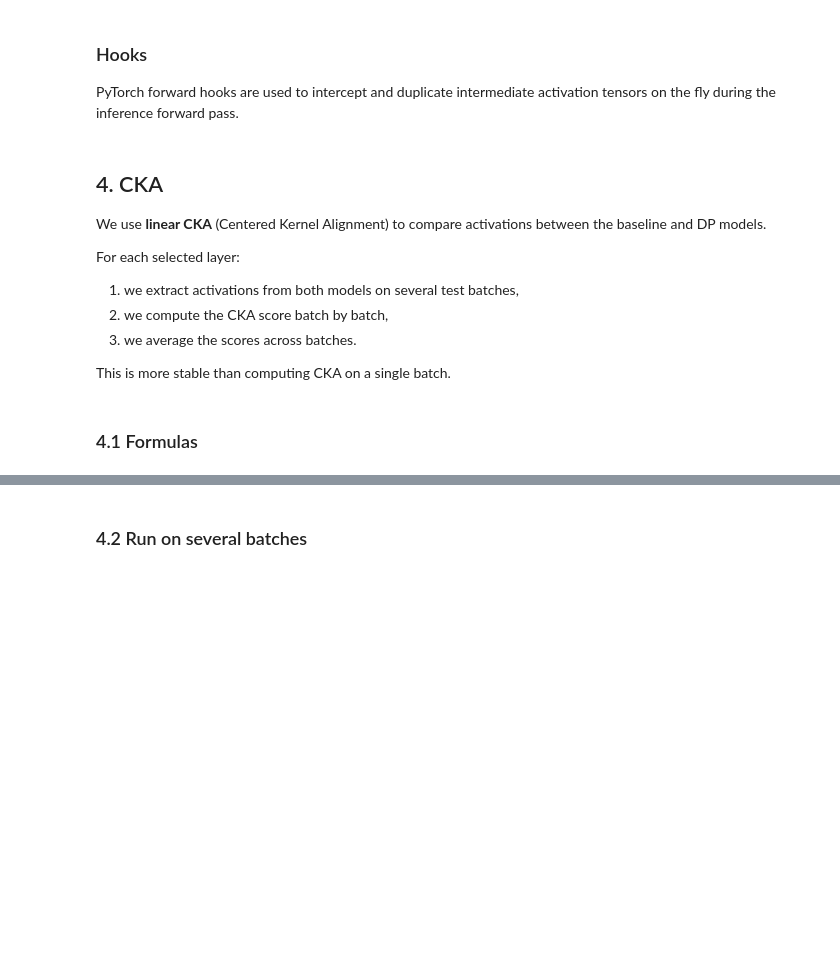
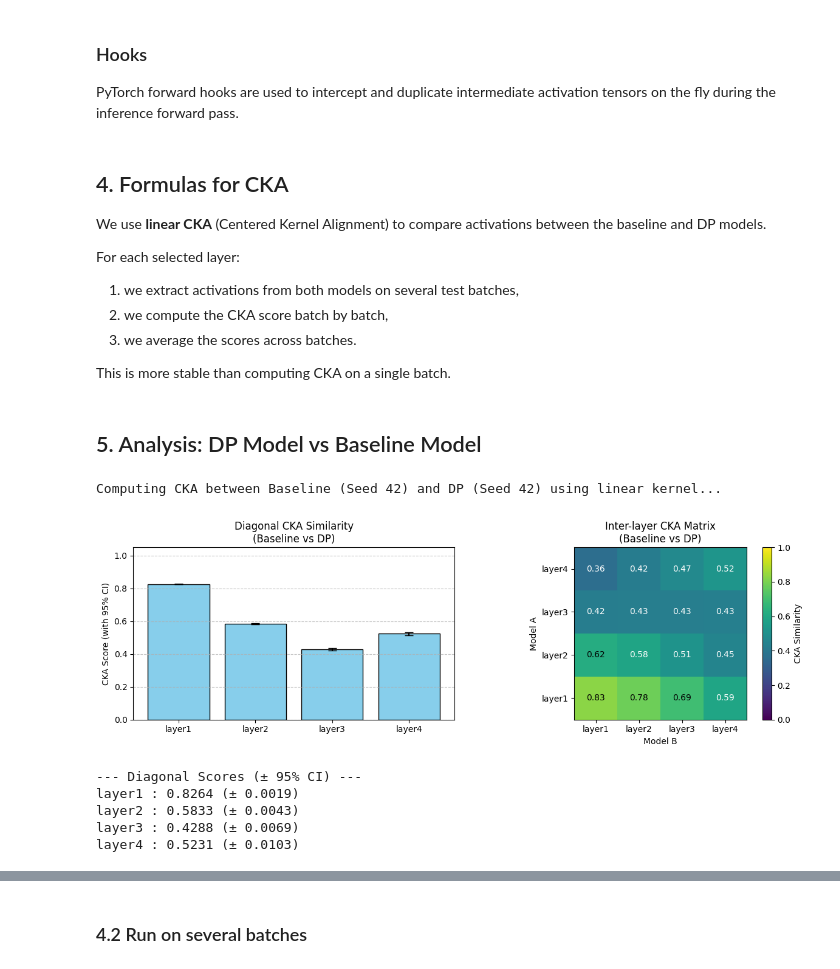
Before and after one commit to lhammach/DP-representations, a Jupyter notebook: cka_analysis.ipynb, the cells around one changed output, grey strips where cells are left out. Cells and saved outputs as stored; diff of their text form; code cells hidden in the pictures; blank space fills up the shorter version.

```diff
--- a/cka_analysis.ipynb
+++ b/cka_analysis.ipynb
@@ -330,7 +330,7 @@ def get_activations(model, layer_names):
 
     return activations, hooks
 # %% [markdown]
-## 4. CKA
+## 4. Formulas for CKA
 
 We use **linear CKA** (Centered Kernel Alignment) to compare activations between the baseline and DP models.
 
@@ -340,11 +340,18 @@ For each selected layer:
 3. we average the scores across batches.
 
 This is more stable than computing CKA on a single batch.
-# %% [markdown]
-### 4.1 Formulas
 # %%
 def gram_linear(x):
     return x @ x.T
+
+def gram_rbf(x, sigma=None):
+    # Calcul de la matrice des distances euclidiennes au carré
+    dists = torch.cdist(x, x, p=2) ** 2
+    if sigma is None:
+        # Heuristique de la médiane pour déterminer sigma
+        median_dist = torch.median(dists[dists > 0])
+        sigma = torch.sqrt(median_dist)
+    return torch.exp(-dists / (2 * (sigma ** 2)))
 
 def center_gram(K):
     n = K.shape[0]
@@ -354,13 +361,19 @@ def center_gram(K):
 def hsic(K, L):
     return torch.sum(K * L)
 
-def linear_cka(X, Y):
+def compute_cka(X, Y, kernel_type="linear"):
     # Flatten des dimensions spatiales (N, C, H, W) -> (N, C*H*W)
     X = X.flatten(1)
     Y = Y.flatten(1)
 
-    K = center_gram(gram_linear(X))
-    L = center_gram(gram_linear(Y))
+    if kernel_type == "linear":
+        K = center_gram(gram_linear(X))
+        L = center_gram(gram_linear(Y))
+    elif kernel_type == "gaussian":
+        K = center_gram(gram_rbf(X))
+        L = center_gram(gram_rbf(Y))
+    else:
+        raise ValueError("kernel_type doit être 'linear' ou 'gaussian'")
 
     hsic_xy = hsic(K, L)
     hsic_xx = hsic(K, K)
@@ -370,0 +470,16 @@ def linear_cka(X, Y):
+# %% [markdown]
+## 5. Analysis: DP Model vs Baseline Model
+# %%
+KERNEL_CHOICE = "linear"  # @param ["linear", "gaussian"]
+
+print(f"Computing CKA between Baseline (Seed 42) and DP (Seed 42) using {KERNEL_CHOICE} kernel...")
+accum_dp_vs_base = compute_cka_matrix(baseline, dp_model, layers, test_loader, num_batches=NUM_CKA_BATCHES, kernel_type=KERNEL_CHOICE)
+plot_cka_results(accum_dp_vs_base, layers, title_suffix="(Baseline vs DP)")
+# %% [output]
+Computing CKA between Baseline (Seed 42) and DP (Seed 42) using linear kernel...
+[figure, added]
+--- Diagonal Scores (± 95% CI) ---
+layer1 : 0.8264 (± 0.0019)
+layer2 : 0.5833 (± 0.0043)
+layer3 : 0.4288 (± 0.0069)
+layer4 : 0.5231 (± 0.0103)
```
Also changed, not shown: parts of 9 cells of this notebook, 1 other file.
